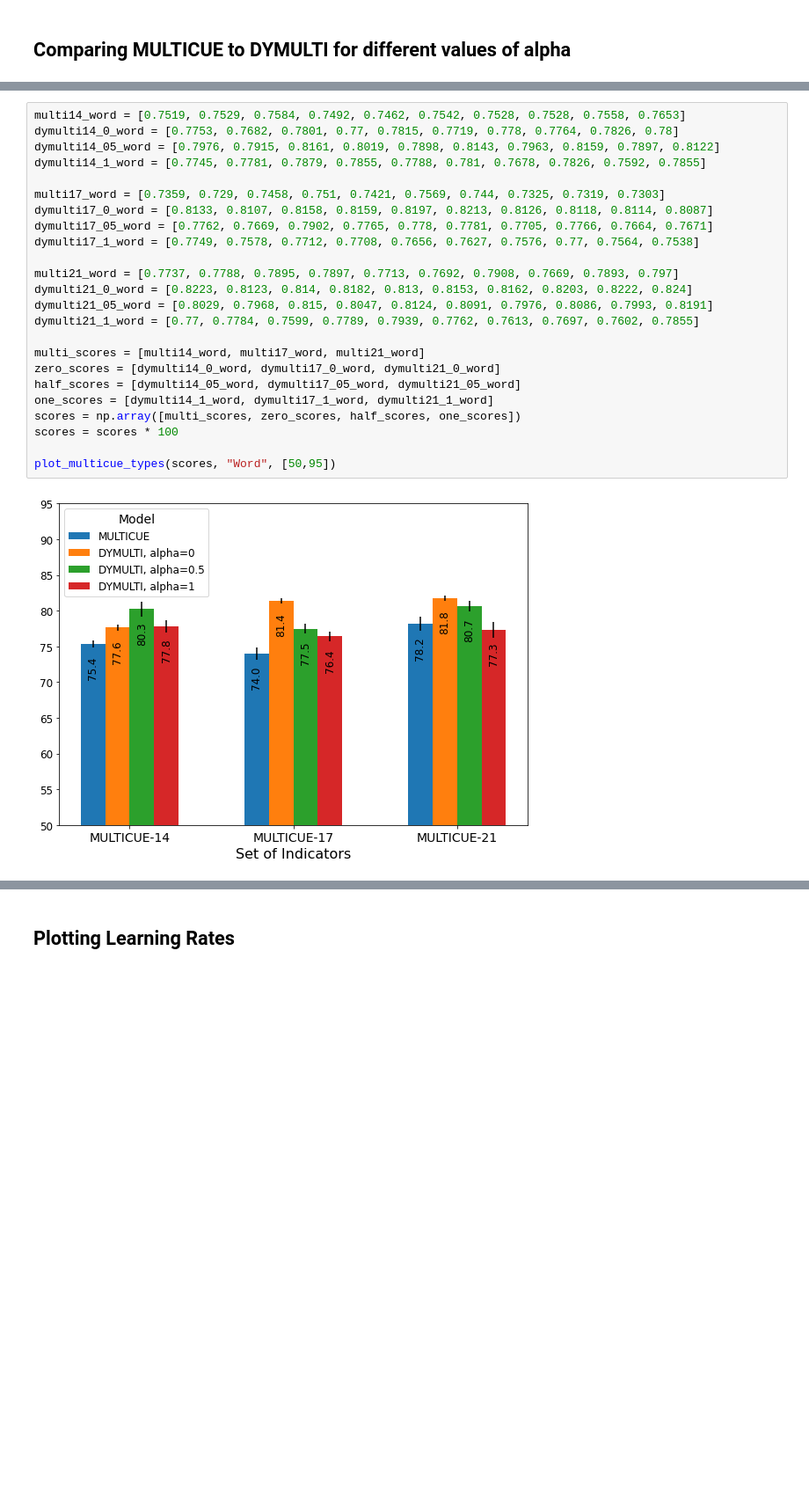
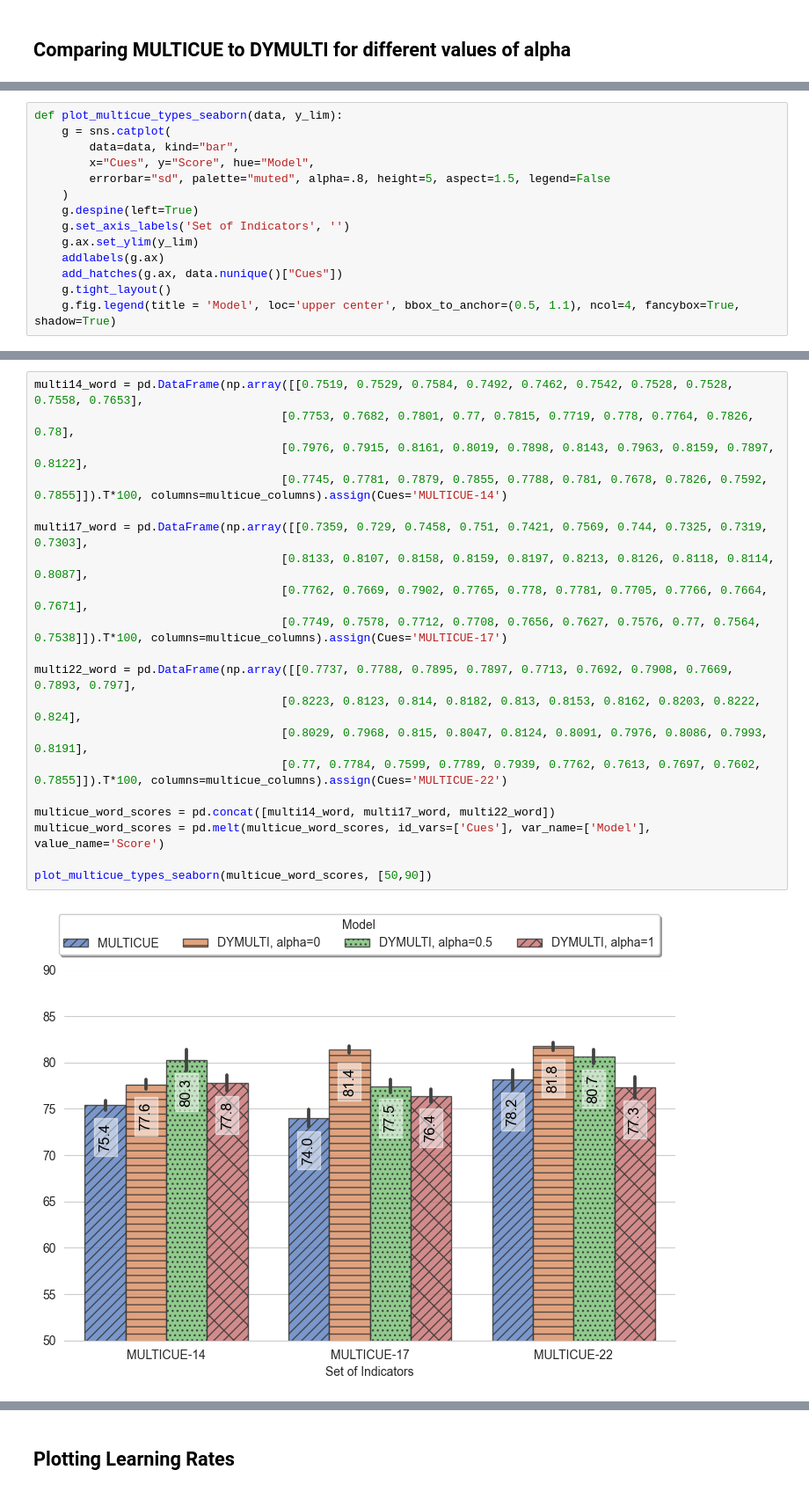
Before and after one commit to codebyzeb/DYMULTI-23, a Jupyter notebook: analysis/graphs.ipynb, the cells around one changed output, grey strips where cells are left out. Shown at 88% size. Saved outputs shown, nothing was run; the diff lists cells and outputs as text; blank space fills up the shorter version.

```diff
--- a/analysis/graphs.ipynb
+++ b/analysis/graphs.ipynb
@@ -162 +138,15 @@ def plot_multicue_types(weight_scores, score_type, y_lim):
+# %%
+def plot_multicue_types_seaborn(data, y_lim):
+    g = sns.catplot(
+        data=data, kind="bar",
+        x="Cues", y="Score", hue="Model",
+        errorbar="sd", palette="muted", alpha=.8, height=5, aspect=1.5, legend=False
+    )
+    g.despine(left=True)
+    g.set_axis_labels('Set of Indicators', '')
+    g.ax.set_ylim(y_lim)
+    addlabels(g.ax)
+    add_hatches(g.ax, data.nunique()["Cues"])
+    g.tight_layout()
+    g.fig.legend(title = 'Model', loc='upper center', bbox_to_anchor=(0.5, 1.1), ncol=4, fancybox=True, shadow=True)
 # %%
@@ -188,27 +175,23 @@ plot_multicue_types(scores, "Boundary", [50,90])
 # %%
-multi14_word = [0.7519, 0.7529, 0.7584, 0.7492, 0.7462, 0.7542, 0.7528, 0.7528, 0.7558, 0.7653]
-dymulti14_0_word = [0.7753, 0.7682, 0.7801, 0.77, 0.7815, 0.7719, 0.778, 0.7764, 0.7826, 0.78]
-dymulti14_05_word = [0.7976, 0.7915, 0.8161, 0.8019, 0.7898, 0.8143, 0.7963, 0.8159, 0.7897, 0.8122]
-dymulti14_1_word = [0.7745, 0.7781, 0.7879, 0.7855, 0.7788, 0.781, 0.7678, 0.7826, 0.7592, 0.7855]
+multi14_word = pd.DataFrame(np.array([[0.7519, 0.7529, 0.7584, 0.7492, 0.7462, 0.7542, 0.7528, 0.7528, 0.7558, 0.7653],
+                                    [0.7753, 0.7682, 0.7801, 0.77, 0.7815, 0.7719, 0.778, 0.7764, 0.7826, 0.78],
+                                    [0.7976, 0.7915, 0.8161, 0.8019, 0.7898, 0.8143, 0.7963, 0.8159, 0.7897, 0.8122],
+                                    [0.7745, 0.7781, 0.7879, 0.7855, 0.7788, 0.781, 0.7678, 0.7826, 0.7592, 0.7855]]).T*100, columns=multicue_columns).assign(Cues='MULTICUE-14')
 
-multi17_word = [0.7359, 0.729, 0.7458, 0.751, 0.7421, 0.7569, 0.744, 0.7325, 0.7319, 0.7303]
-dymulti17_0_word = [0.8133, 0.8107, 0.8158, 0.8159, 0.8197, 0.8213, 0.8126, 0.8118, 0.8114, 0.8087]
-dymulti17_05_word = [0.7762, 0.7669, 0.7902, 0.7765, 0.778, 0.7781, 0.7705, 0.7766, 0.7664, 0.7671]
-dymulti17_1_word = [0.7749, 0.7578, 0.7712, 0.7708, 0.7656, 0.7627, 0.7576, 0.77, 0.7564, 0.7538]
+multi17_word = pd.DataFrame(np.array([[0.7359, 0.729, 0.7458, 0.751, 0.7421, 0.7569, 0.744, 0.7325, 0.7319, 0.7303],
+                                    [0.8133, 0.8107, 0.8158, 0.8159, 0.8197, 0.8213, 0.8126, 0.8118, 0.8114, 0.8087],
+                                    [0.7762, 0.7669, 0.7902, 0.7765, 0.778, 0.7781, 0.7705, 0.7766, 0.7664, 0.7671],
+                                    [0.7749, 0.7578, 0.7712, 0.7708, 0.7656, 0.7627, 0.7576, 0.77, 0.7564, 0.7538]]).T*100, columns=multicue_columns).assign(Cues='MULTICUE-17')
 
-multi21_word = [0.7737, 0.7788, 0.7895, 0.7897, 0.7713, 0.7692, 0.7908, 0.7669, 0.7893, 0.797]
-dymulti21_0_word = [0.8223, 0.8123, 0.814, 0.8182, 0.813, 0.8153, 0.8162, 0.8203, 0.8222, 0.824]
-dymulti21_05_word = [0.8029, 0.7968, 0.815, 0.8047, 0.8124, 0.8091, 0.7976, 0.8086, 0.7993, 0.8191]
-dymulti21_1_word = [0.77, 0.7784, 0.7599, 0.7789, 0.7939, 0.7762, 0.7613, 0.7697, 0.7602, 0.7855]
+multi22_word = pd.DataFrame(np.array([[0.7737, 0.7788, 0.7895, 0.7897, 0.7713, 0.7692, 0.7908, 0.7669, 0.7893, 0.797],
+                                    [0.8223, 0.8123, 0.814, 0.8182, 0.813, 0.8153, 0.8162, 0.8203, 0.8222, 0.824],
+                                    [0.8029, 0.7968, 0.815, 0.8047, 0.8124, 0.8091, 0.7976, 0.8086, 0.7993, 0.8191],
+                                    [0.77, 0.7784, 0.7599, 0.7789, 0.7939, 0.7762, 0.7613, 0.7697, 0.7602, 0.7855]]).T*100, columns=multicue_columns).assign(Cues='MULTICUE-22')
 
-multi_scores = [multi14_word, multi17_word, multi21_word]
-zero_scores = [dymulti14_0_word, dymulti17_0_word, dymulti21_0_word]
-half_scores = [dymulti14_05_word, dymulti17_05_word, dymulti21_05_word]
-one_scores = [dymulti14_1_word, dymulti17_1_word, dymulti21_1_word]
-scores = np.array([multi_scores, zero_scores, half_scores, one_scores])
-scores = scores * 100
+multicue_word_scores = pd.concat([multi14_word, multi17_word, multi22_word])
+multicue_word_scores = pd.melt(multicue_word_scores, id_vars=['Cues'], var_name=['Model'], value_name='Score')
 
-plot_multicue_types(scores, "Word", [50,95])
+plot_multicue_types_seaborn(multicue_word_scores, [50,90])
 # %% [output]
-[figure, old version]
+[figure, new version]
 # %%
```
Also changed, not shown: parts of 52 cells of this notebook, 1 other file.
